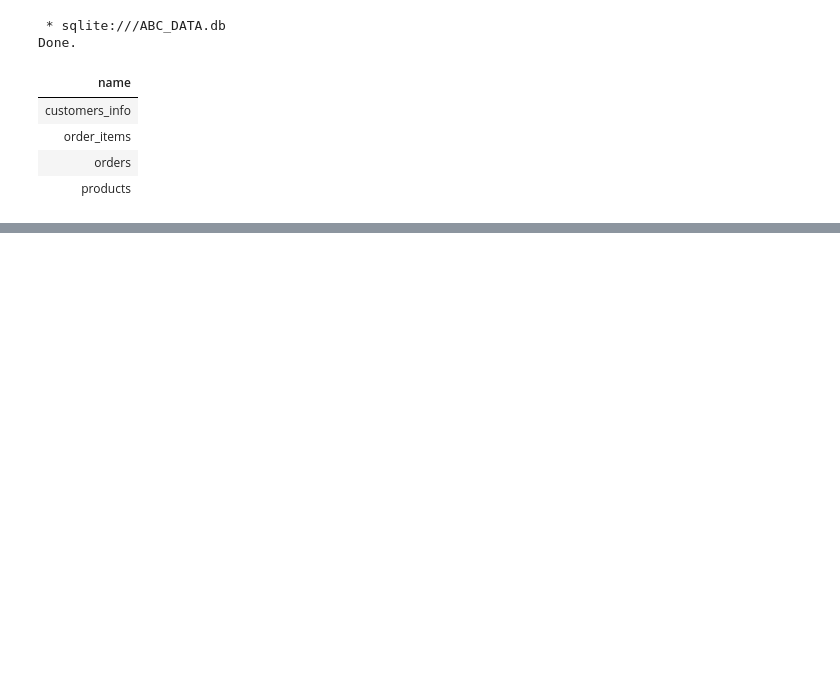
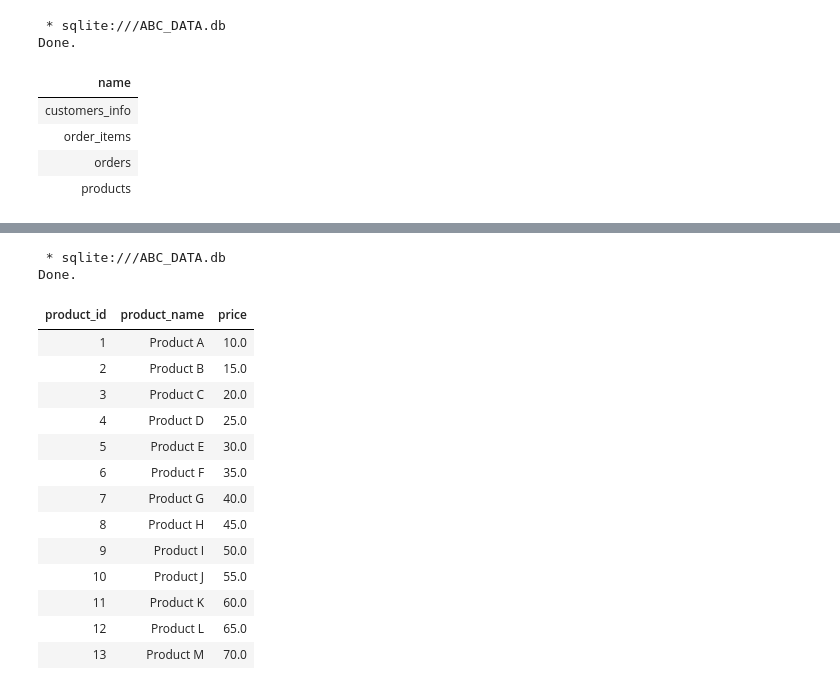
Before and after one commit to mandem296/SQLite-Chinook, a Jupyter notebook: SQL_&_PowerBi_Challenges.ipynb, the cells around one changed output, grey strips where cells are left out. Cells and saved outputs as stored; diff of their text form; code cells hidden in the pictures; blank space fills up the shorter version.

```diff
--- a/SQL_&_PowerBi_Challenges.ipynb
+++ b/SQL_&_PowerBi_Challenges.ipynb
@@ -154,0 +269,23 @@ Done.
+# %%
+%%sql
+
+SELECT *
+
+FROM products
+# %% [output]
+ * sqlite:///ABC_DATA.db
+Done.
+| product_id | product_name | price |
+| 1 | Product A | 10.0 |
+| 2 | Product B | 15.0 |
+| 3 | Product C | 20.0 |
+| 4 | Product D | 25.0 |
+| 5 | Product E | 30.0 |
+| 6 | Product F | 35.0 |
+| 7 | Product G | 40.0 |
+| 8 | Product H | 45.0 |
+| 9 | Product I | 50.0 |
+| 10 | Product J | 55.0 |
+| 11 | Product K | 60.0 |
+| 12 | Product L | 65.0 |
+| 13 | Product M | 70.0 |
```
Also changed, not shown: parts of 9 cells of this notebook.
